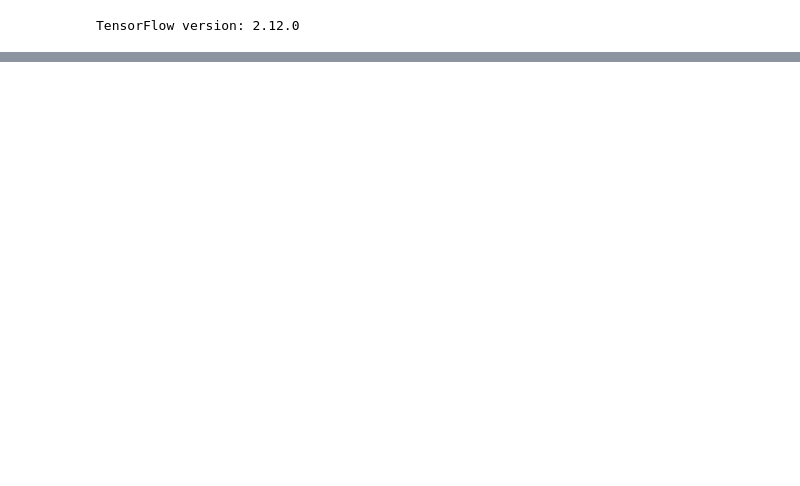
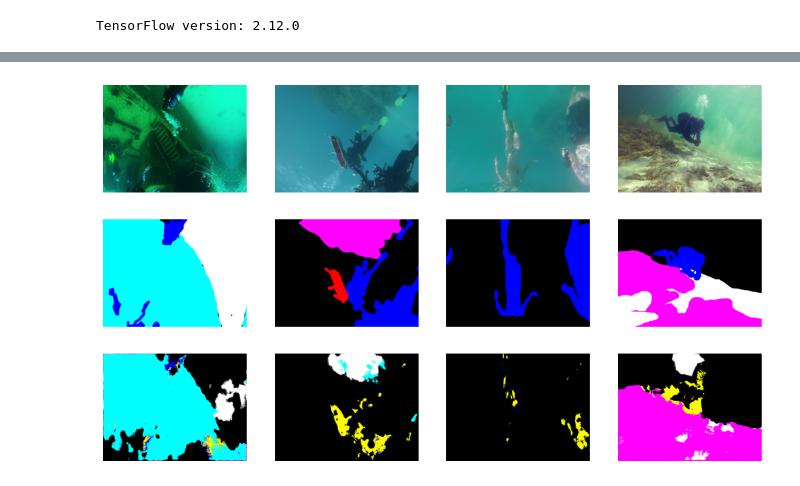
Before and after one commit to AkosKappel/ComputerVision, a Jupyter notebook: assignment-4/main.ipynb, the cells around one changed output, grey strips where cells are left out. Drawn from its saved outputs; the diff is of its cells as text; code cells hidden in the pictures; blank space fills up the shorter version.

```diff
--- a/assignment-4/main.ipynb
+++ b/assignment-4/main.ipynb
@@ -310,0 +375,3 @@ Generating data for 4 images
+# %%
+# load best weights
+model.load_weights('models/first-unet-model.h5')
@@ -310,0 +386,24 @@ Generating data for 4 images
+# %%
+y_pred = np.argmax(predictions, axis=-1)
+# y_pred = np.expand_dims(y_pred, axis=-1)
+uni_y_pred = np.unique(y_pred)
+pred = y_pred[0]
+uni_pred = np.unique(pred)
+
+img, true = test[0][0], test[1][0]
+uni_true = np.unique(true)
+
+print(f'{predictions.shape = }')
+print(f'{y_pred.shape = }')
+print(f'{uni_y_pred = }')
+print(f'{img.shape = }')
+print(f'{true.shape = }')
+print(f'{uni_true = }')
+print(f'{pred.shape = }')
+print(f'{uni_pred = }')
+
+rgb_mask = label_to_rgb(pred, class_codes, one_hot=False)
+print('Reconstructed mask shape:', rgb_mask.shape)
+plt.imshow(rgb_mask)
+plt.title('Reconstructed RGB Mask')
+plt.show()
@@ -310,0 +421,19 @@ Generating data for 4 images
+# %%
+y_pred = np.argmax(predictions, axis=-1)
+
+plt.subplots(3, 4, figsize=(12, 7))
+for i, pred in enumerate(y_pred[:4]):
+    img = test[0][i]
+    true = test[1][i]
+    plt.subplot(3, 4, i + 1)
+    plt.imshow(img)
+    plt.axis('off')
+    plt.subplot(3, 4, i + 5)
+    plt.imshow(label_to_rgb(true, class_codes, one_hot=True))
+    plt.axis('off')
+    plt.subplot(3, 4, i + 9)
+    plt.imshow(label_to_rgb(pred, class_codes, one_hot=False))
+    plt.axis('off')
+plt.show()
+# %% [output]
+[figure, added]
```
Also changed, not shown: parts of 21 cells of this notebook, 1 other file.
